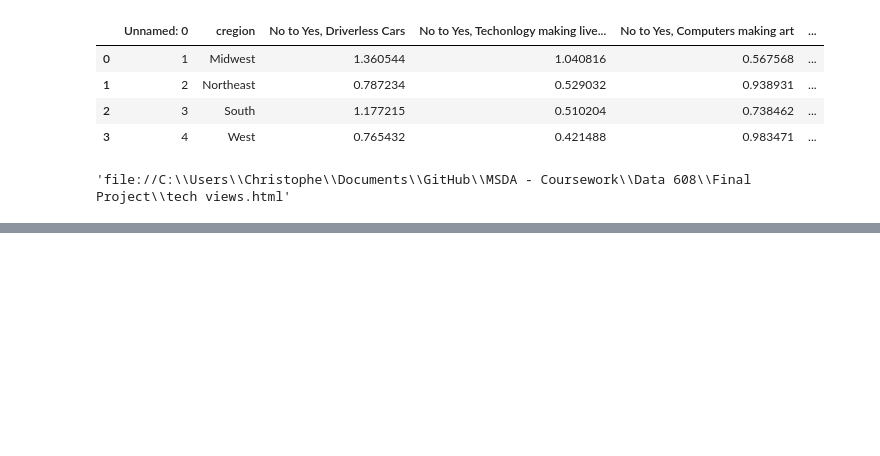
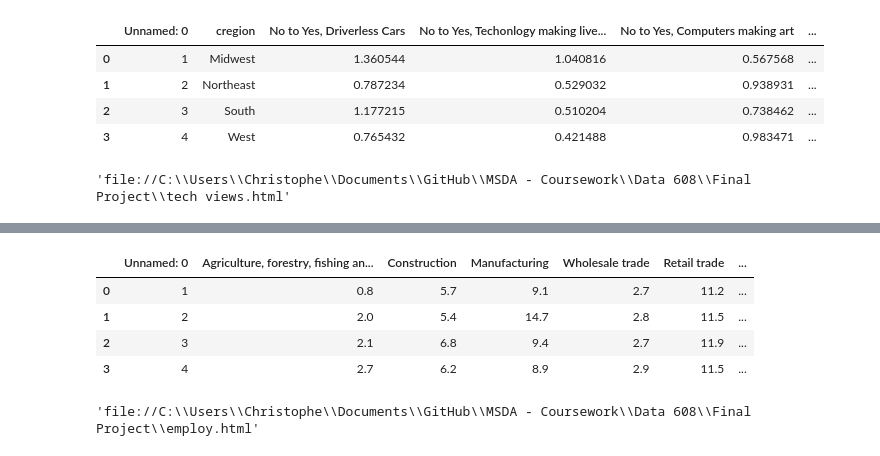
Before and after one commit to ChristopheHunt/MSDA---Coursework, a Jupyter notebook: Data 608/Final Project/Untitled.ipynb, the cells around one changed output, grey strips where cells are left out. Cells and saved outputs as stored; diff of their text form; code cells hidden in the pictures; blank space fills up the shorter version.

```diff
--- a/Data 608/Final Project/Untitled.ipynb
+++ b/Data 608/Final Project/Untitled.ipynb
@@ -244,0 +247,78 @@ plot(fig, filename='tech views.html')
+# %%
+import pandas as pd
+df = pd.read_csv('https://raw.githubusercontent.com/ChristopheHunt/MSDA---Coursework/master/Data%20608/Final%20Project/employData.csv')
+df.head()
+# %% [output]
+|  | Unnamed: 0 | Agriculture, forestry, fishing an... | Construction | Manufacturing | Wholesale trade | Retail trade | ... |
+| 0 | 1 | 0.8 | 5.7 | 9.1 | 2.7 | 11.2 | ... |
+| 1 | 2 | 2.0 | 5.4 | 14.7 | 2.8 | 11.5 | ... |
+| 2 | 3 | 2.1 | 6.8 | 9.4 | 2.7 | 11.9 | ... |
+| 3 | 4 | 2.7 | 6.2 | 8.9 | 2.9 | 11.5 | ... |
+# %%
+import pandas as pd
+df = pd.read_csv('https://raw.githubusercontent.com/ChristopheHunt/MSDA---Coursework/master/Data%20608/Final%20Project/employData.csv')
+
+region = df['Census Regions']
+arg = df['Agriculture, forestry, fishing and hunting, and mining']
+constr = df['Construction']
+manf = df['Manufacturing']
+wtrade = df['Wholesale trade']
+rtrade = df['Retail trade']
+
+import plotly.plotly as py
+import plotly.graph_objs as go
+
+trace1 = go.Bar(x=region, y=arg, name='Agriculture, forestry, fishing and hunting, and mining')
+trace2 = go.Bar(x=region, y=constr,  name='Construction')
+trace3 = go.Bar(x=region, y=manf, name='Manufacturing')
+trace4 = go.Bar(x=region, y=robots, name = 'Wholesale trade')
+trace5 = go.Bar(x=region, y= meat, name = 'Retail trade' )
+
+data = [trace1, trace2, trace3, trace4, trace5]
+layout = go.Layout(
+    title='E',
+    updatemenus=list([
+        dict(
+            x=-0.05,
+            y=1,
+            yanchor='top',
+            buttons=list([
+                dict(
+                    args=['visible', [True, True, True, True, True]],
+                    label='All',
+                    method='restyle'
+                ),
+                dict(
+                    args=['visible', [True, False, False, False, False]],
+                    label='Agriculture, forestry, fishing and hunting, and mining',
+                    method='restyle'
+                ),
+                dict(
+                    args=['visible', [False, True, False, False, False]],
+                    label='Construction',
+                    method='restyle'
+                ),
+                dict(
+                    args=['visible', [False, False, True, False, False]],
+                    label='Manufacturing',
+                    method='restyle'
+                ),
+                dict(
+                    args=['visible', [False, False, False, True, False]],
+                    label='Wholesale trade',
+                    method='restyle'
+                ),
+                dict(
+                    args=['visible', [False, False, False, False, True]],
+                    label='Retail trade',
+                    method='restyle'
+                )
+
+            ]),
+        )
+    ]),
+)
+fig = Figure(data=data, layout=layout)
+plot(fig, filename='employ.html')
+# %% [output]
+'file://C:\\Users\\Christophe\\Documents\\GitHub\\MSDA - Coursework\\Data 608\\Final Project\\employ.html'
```
Also changed, not shown: parts of 1 cell of this notebook, 4 other files.
